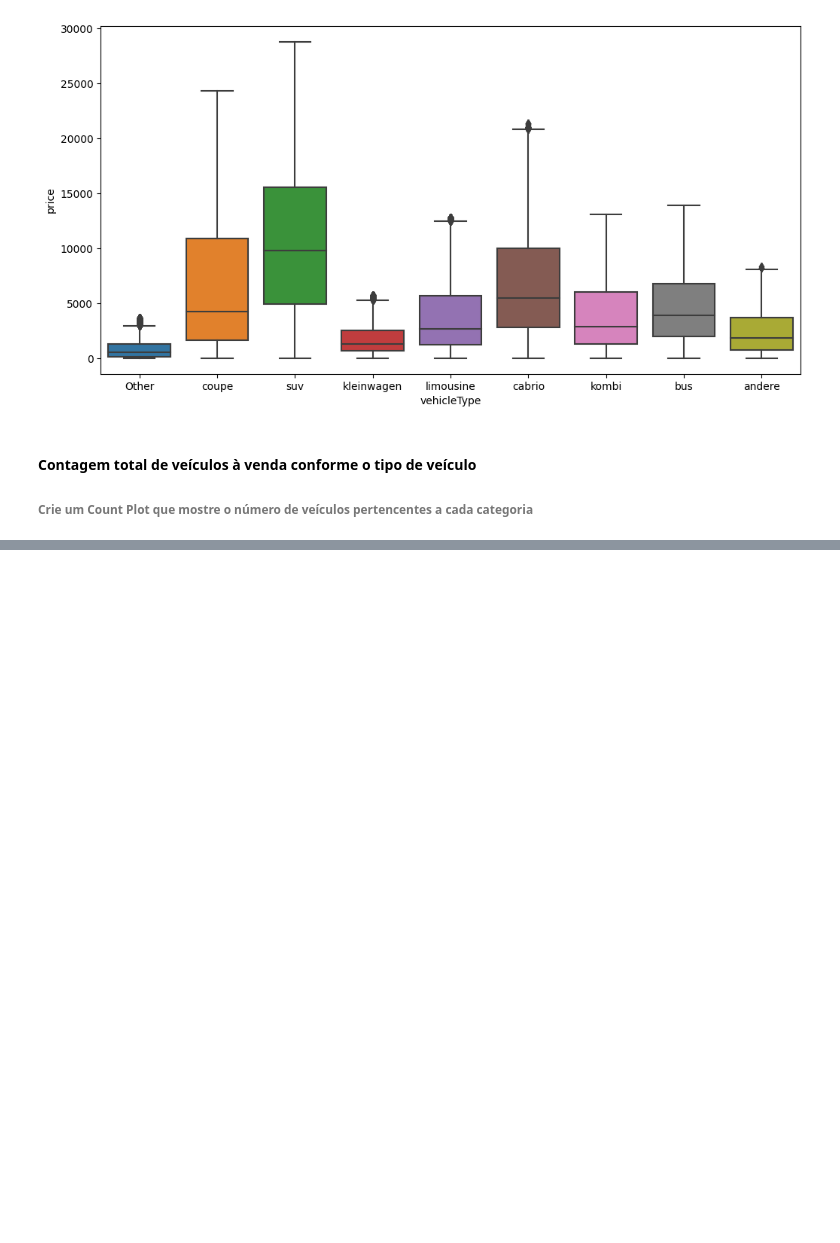
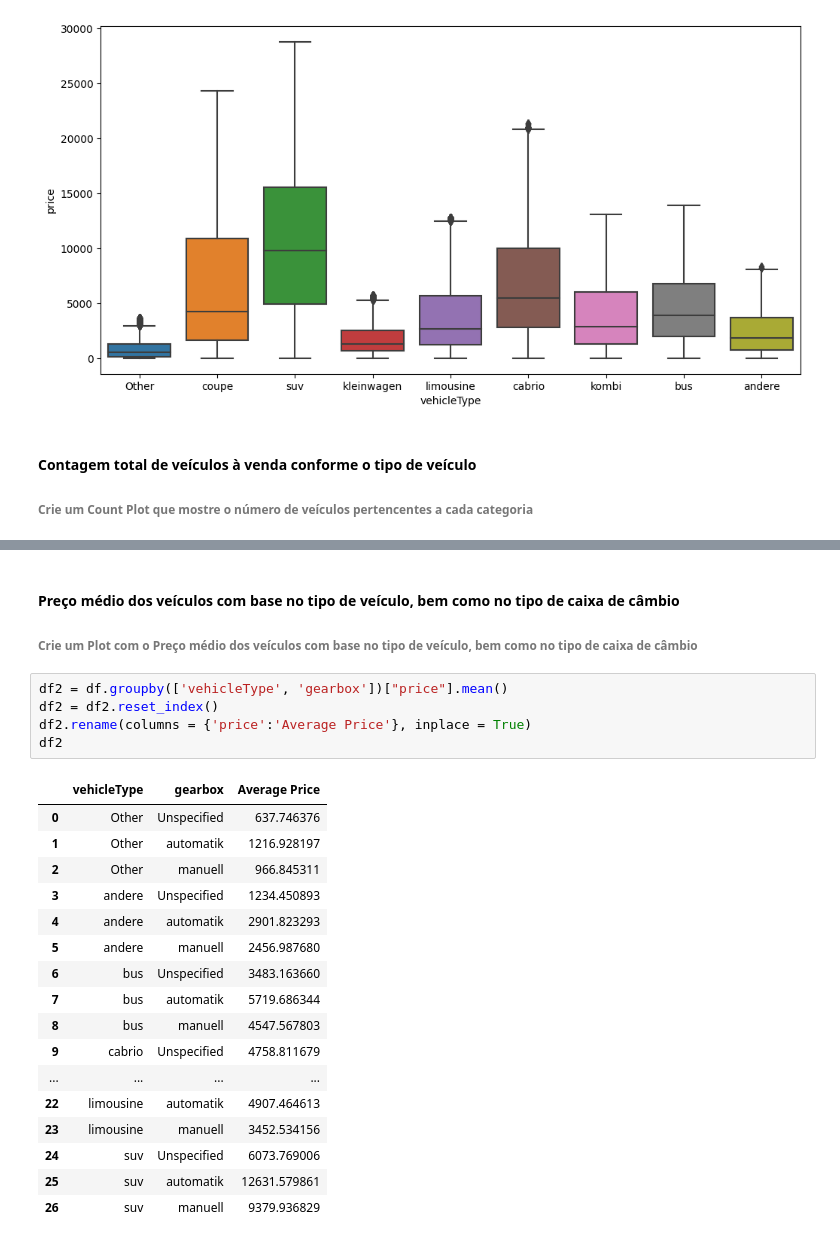
Before and after one commit to jllcen2011/Python_Fundamentos_para_Analise_de_Dados, a Jupyter notebook: 03 - MiniProjetoCap09/MiniProjetoCap09.ipynb, the cells around one changed output, grey strips where cells are left out. Saved outputs shown, nothing was run; the diff lists cells and outputs as text; blank space fills up the shorter version.

```diff
--- a/03 - MiniProjetoCap09/MiniProjetoCap09.ipynb
+++ b/03 - MiniProjetoCap09/MiniProjetoCap09.ipynb
@@ -76,0 +88,26 @@ Text(0.5, 1.0, 'Contagem total de veículos à venda conforme o tipo do veículo
+# %% [markdown]
+#### Preço médio dos veículos com base no tipo de veículo, bem como no tipo de caixa de câmbio
+###### Crie um Plot com o Preço médio dos veículos com base no tipo de veículo, bem como no tipo de caixa de câmbio
+# %%
+df2 = df.groupby(['vehicleType', 'gearbox'])["price"].mean()
+df2 = df2.reset_index()
+df2.rename(columns = {'price':'Average Price'}, inplace = True)
+df2
+# %% [output]
+|  | vehicleType | gearbox | Average Price |
+| 0 | Other | Unspecified | 637.746376 |
+| 1 | Other | automatik | 1216.928197 |
+| 2 | Other | manuell | 966.845311 |
+| 3 | andere | Unspecified | 1234.450893 |
+| 4 | andere | automatik | 2901.823293 |
+| 5 | andere | manuell | 2456.987680 |
+| 6 | bus | Unspecified | 3483.163660 |
+| 7 | bus | automatik | 5719.686344 |
+| 8 | bus | manuell | 4547.567803 |
+| 9 | cabrio | Unspecified | 4758.811679 |
+| ... | ... | ... | ... |
+| 22 | limousine | automatik | 4907.464613 |
+| 23 | limousine | manuell | 3452.534156 |
+| 24 | suv | Unspecified | 6073.769006 |
+| 25 | suv | automatik | 12631.579861 |
+| 26 | suv | manuell | 9379.936829 |
```
Also changed, not shown: parts of 6 cells of this notebook.
